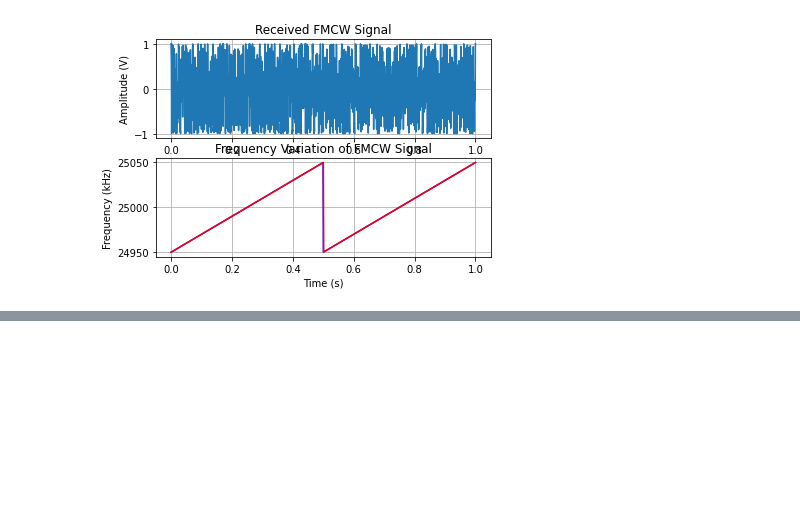
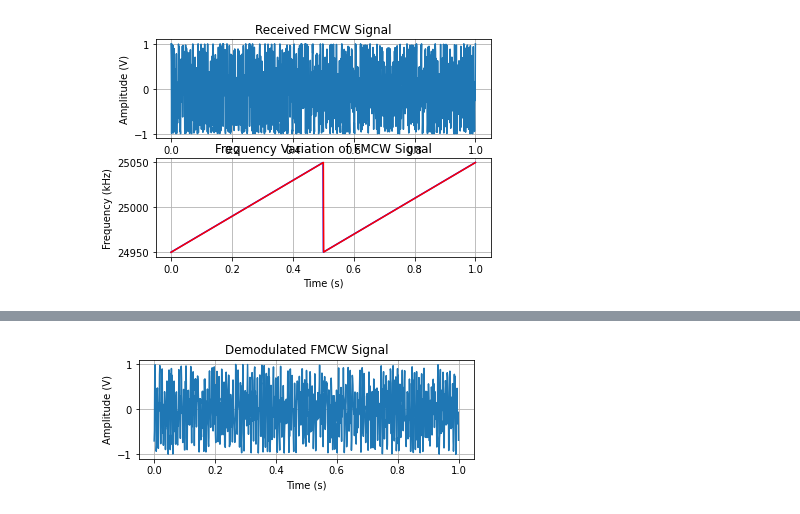
Before and after one commit to naufalmuafi/fmcw-radar_simulation, a Jupyter notebook: fmcw-radar_simulation.ipynb, the cells around one changed output, grey strips where cells are left out. Drawn from its saved outputs; the diff is of its cells as text; code cells hidden in the pictures; blank space fills up the shorter version.

```diff
--- a/fmcw-radar_simulation.ipynb
+++ b/fmcw-radar_simulation.ipynb
@@ -139,0 +181,20 @@ add Gaussian Noise
+# %%
+"""
+
+Signal Processing
+
+"""
+
+# Demodulation
+s_demod = srx * st
+
+# Graph 1 with Demodulation
+plt.figure()
+plt.subplot(2, 1, 1)
+plt.plot(tg, s_demod)
+plt.title('Demodulated FMCW Signal')
+plt.xlabel('Time (s)')
+plt.ylabel('Amplitude (V)')
+plt.grid(True)
+# %% [output]
+[figure, added]
```
Also changed, not shown: parts of 11 cells of this notebook.
